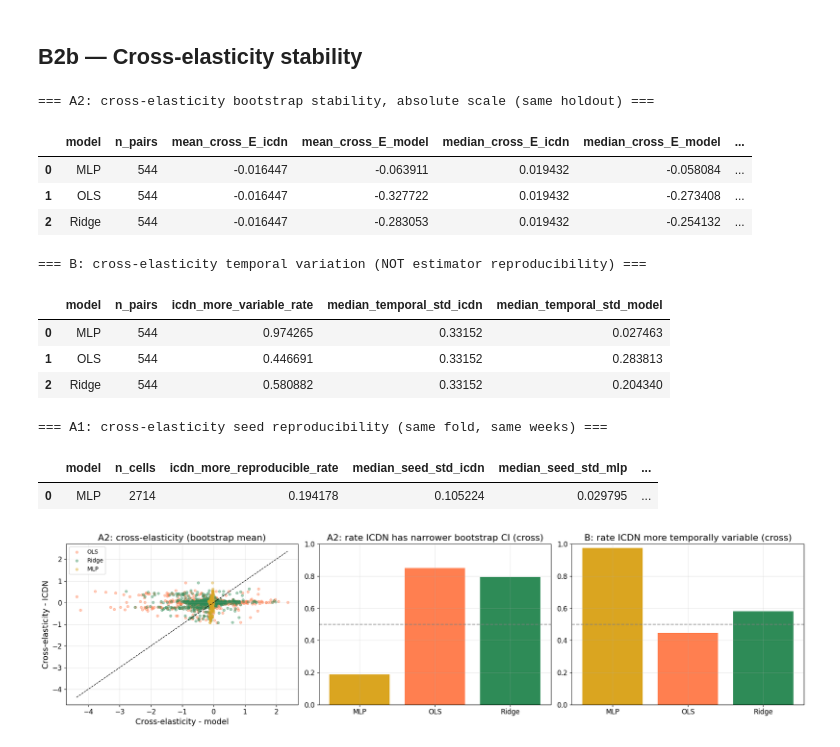
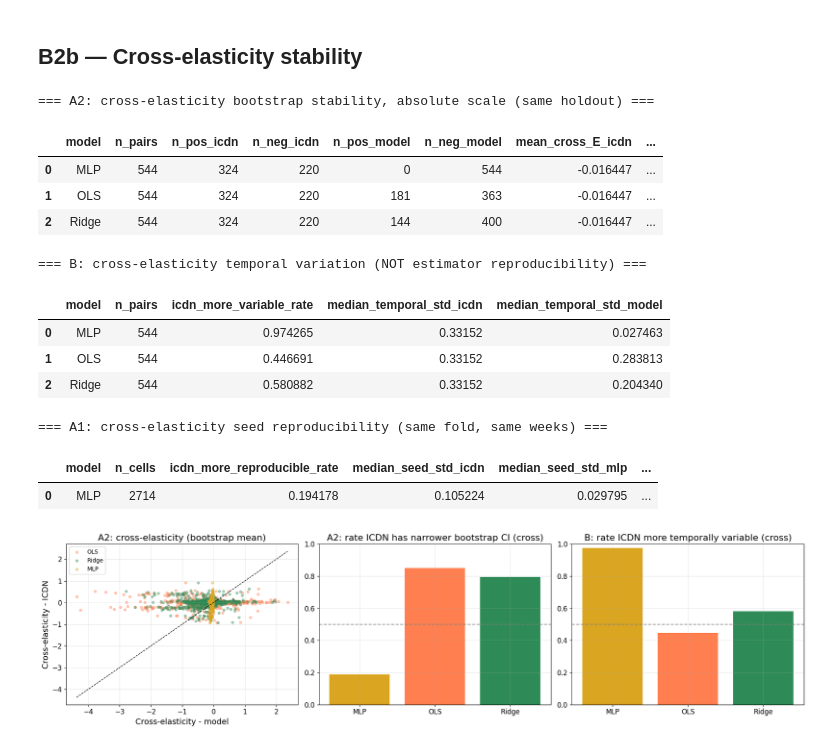
Before and after one commit to carlosherediapimienta/nn-elasticity, a Jupyter notebook: notebooks/analysis-results.ipynb, the cells around one changed output. Cells and saved outputs as stored; diff of their text form; code cells hidden in the pictures.

```diff
--- a/notebooks/analysis-results.ipynb
+++ b/notebooks/analysis-results.ipynb
@@ -821,6 +821,10 @@ cross_stability_summary = (
     cross_cmp_all.groupby("model", as_index=False)
     .agg(
         n_pairs=("icdn_narrower_ci", "size"),
+        n_pos_icdn=("elasticity_mean", lambda s: int((s > 0).sum())),
+        n_neg_icdn=("elasticity_mean", lambda s: int((s < 0).sum())),
+        n_pos_model=("cross_elasticity_mean", lambda s: int((s > 0).sum())),
+        n_neg_model=("cross_elasticity_mean", lambda s: int((s < 0).sum())),
         mean_cross_E_icdn=("elasticity_mean", "mean"),
         mean_cross_E_model=("cross_elasticity_mean", "mean"),
         median_cross_E_icdn=("elasticity_mean", "median"),
@@ -835,37 +839,37 @@ display(cross_stability_summary)
 
 temporal_cross_summary = (
     cross_temporal_cmp_all.groupby("model", as_index=False)
     .agg(
         n_pairs=("icdn_more_variable", "size"),
         icdn_more_variable_rate=("icdn_more_variable", "mean"),
         median_temporal_std_icdn=("E_temporal_std", "median"),
         median_temporal_std_model=("E_temporal_std_o", "median"),
     )
 )
 print("=== B: cross-elasticity temporal variation (NOT estimator reproducibility) ===")
 display(temporal_cross_summary)
 
 seed_cmp_cross = nn_cross_seed_ref.merge(mlp_cross_seed_ref, on=["store_code", "upc_i", "upc_j", "fold"], suffixes=("_icdn", "_mlp"))
 seed_cmp_cross = seed_cmp_cross[(seed_cmp_cross["n_seeds_icdn"] >= 3) & (seed_cmp_cross["n_seeds_mlp"] >= 3)]
 seed_cmp_cross["icdn_more_reproducible"] = seed_cmp_cross["E_seed_std_icdn"] < seed_cmp_cross["E_seed_std_mlp"]
 
 seed_cross_summary = pd.DataFrame([{
     "model": "MLP",
     "n_cells": len(seed_cmp_cross),
     "icdn_more_reproducible_rate": seed_cmp_cross["icdn_more_reproducible"].mean(),
     "median_seed_std_icdn": seed_cmp_cross["E_seed_std_icdn"].median(),
     "median_seed_std_mlp": seed_cmp_cross["E_seed_std_mlp"].median(),
     "median_seed_mad_icdn": seed_cmp_cross["E_seed_mad_icdn"].median(),
     "median_seed_mad_mlp": seed_cmp_cross["E_seed_mad_mlp"].median(),
 }])
 print("=== A1: cross-elasticity seed reproducibility (same fold, same weeks) ===")
 display(seed_cross_summary)
 # %% [output]
 === A2: cross-elasticity bootstrap stability, absolute scale (same holdout) ===
-|  | model | n_pairs | mean_cross_E_icdn | mean_cross_E_model | median_cross_E_icdn | median_cross_E_model | ... |
-| 0 | MLP | 544 | -0.016447 | -0.063911 | 0.019432 | -0.058084 | ... |
-| 1 | OLS | 544 | -0.016447 | -0.327722 | 0.019432 | -0.273408 | ... |
-| 2 | Ridge | 544 | -0.016447 | -0.283053 | 0.019432 | -0.254132 | ... |
+|  | model | n_pairs | n_pos_icdn | n_neg_icdn | n_pos_model | n_neg_model | mean_cross_E_icdn | ... |
+| 0 | MLP | 544 | 324 | 220 | 0 | 544 | -0.016447 | ... |
+| 1 | OLS | 544 | 324 | 220 | 181 | 363 | -0.016447 | ... |
+| 2 | Ridge | 544 | 324 | 220 | 144 | 400 | -0.016447 | ... |
 === B: cross-elasticity temporal variation (NOT estimator reproducibility) ===
 |  | model | n_pairs | icdn_more_variable_rate | median_temporal_std_icdn | median_temporal_std_model |
 | 0 | MLP | 544 | 0.974265 | 0.33152 | 0.027463 |
```
